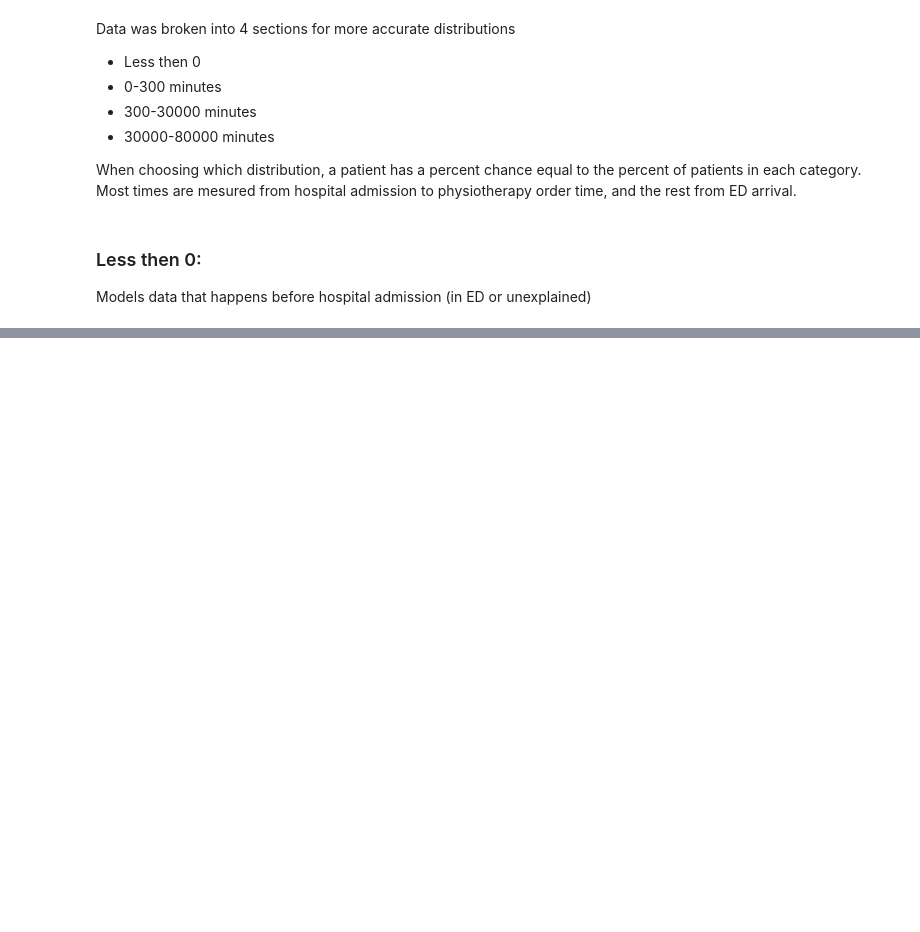
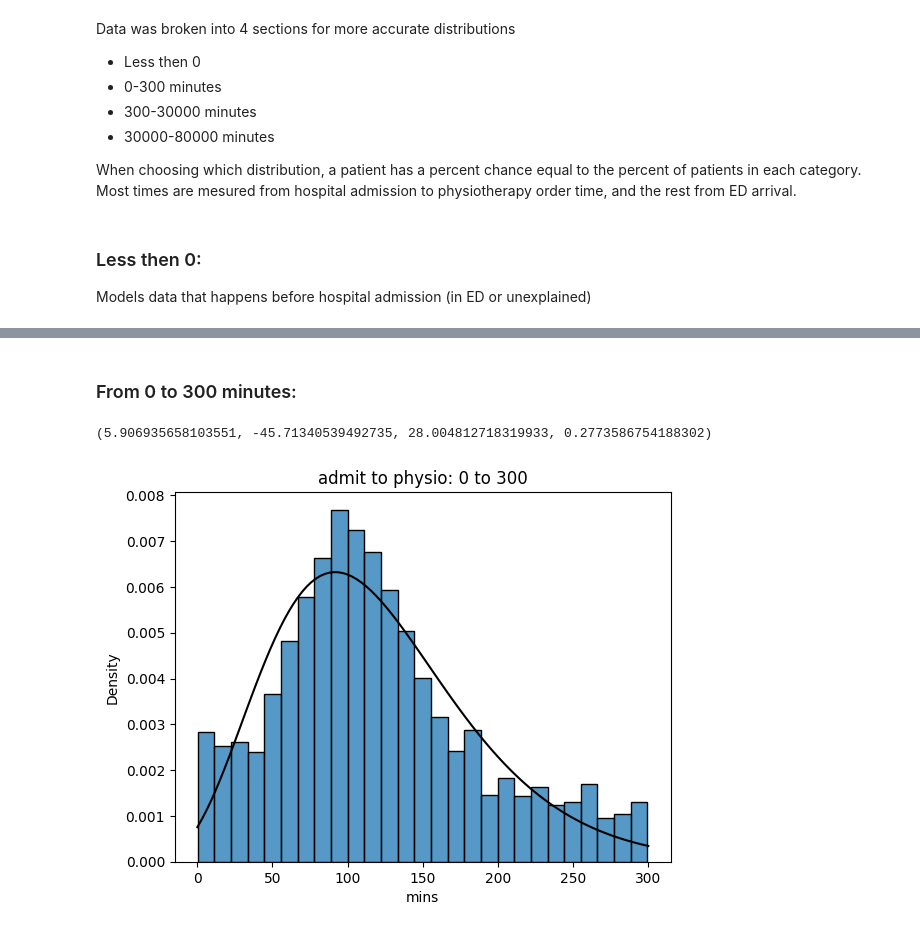
Before and after one commit to emilydormody/Synthetic-Stroke-Data, a Jupyter notebook: histogram_summaries.ipynb, the cells around one changed output, grey strips where cells are left out. Saved outputs shown, nothing was run; the diff lists cells and outputs as text; code cells hidden in the pictures; blank space fills up the shorter version.

```diff
--- a/histogram_summaries.ipynb
+++ b/histogram_summaries.ipynb
@@ -513,0 +523,14 @@ a, loc, scale, len(ng_pt)/len(pt)
+# %% [markdown]
+### From 0 to 300 minutes:
+# %%
+data = pt[pt['mins']>0]
+data=data[data['mins']<300]
+
+x = np.linspace(0,300,100)
+a, loc, scale = stats.gamma.fit(data['mins'])
+sns.histplot(x='mins', data=data, stat='density')
+sns.lineplot(x=x, y=stats.gamma.pdf(x,a,loc,scale), color='black').set(title='admit to physio: 0 to 300')
+a, loc, scale, len(data)/len(pt)
+# %% [output]
+(5.906935658103551, -45.71340539492735, 28.004812718319933, 0.2773586754188302)
+[figure, added]
```
Also changed, not shown: parts of 18 cells of this notebook, 1 other file.
